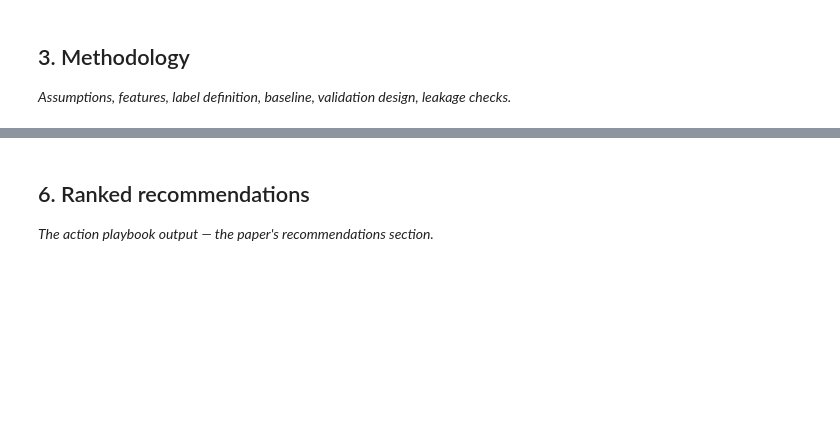
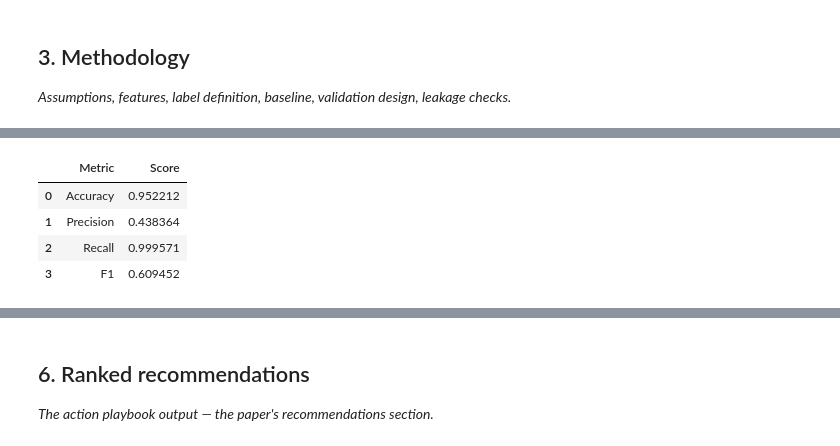
Before and after one commit to pathakadithi/flyrank-ml-internship, a Jupyter notebook: work/notebooks/capstone.ipynb, the cells around one changed output, grey strips where cells are left out. Cells and saved outputs as stored; diff of their text form; code cells hidden in the pictures; blank space fills up the shorter version.

```diff
--- a/work/notebooks/capstone.ipynb
+++ b/work/notebooks/capstone.ipynb
@@ -423,0 +227,13 @@ KeyboardInterrupt:
+# %%
+grouped_results = pd.DataFrame({
+    "Metric": ["Accuracy", "Precision", "Recall", "F1"],
+    "Score": [0.952212, 0.438364, 0.999571, 0.609452]
+})
+
+display(grouped_results)
+# %% [output]
+|  | Metric | Score |
+| 0 | Accuracy | 0.952212 |
+| 1 | Precision | 0.438364 |
+| 2 | Recall | 0.999571 |
+| 3 | F1 | 0.609452 |
```
Also changed, not shown: parts of 41 cells of this notebook.
